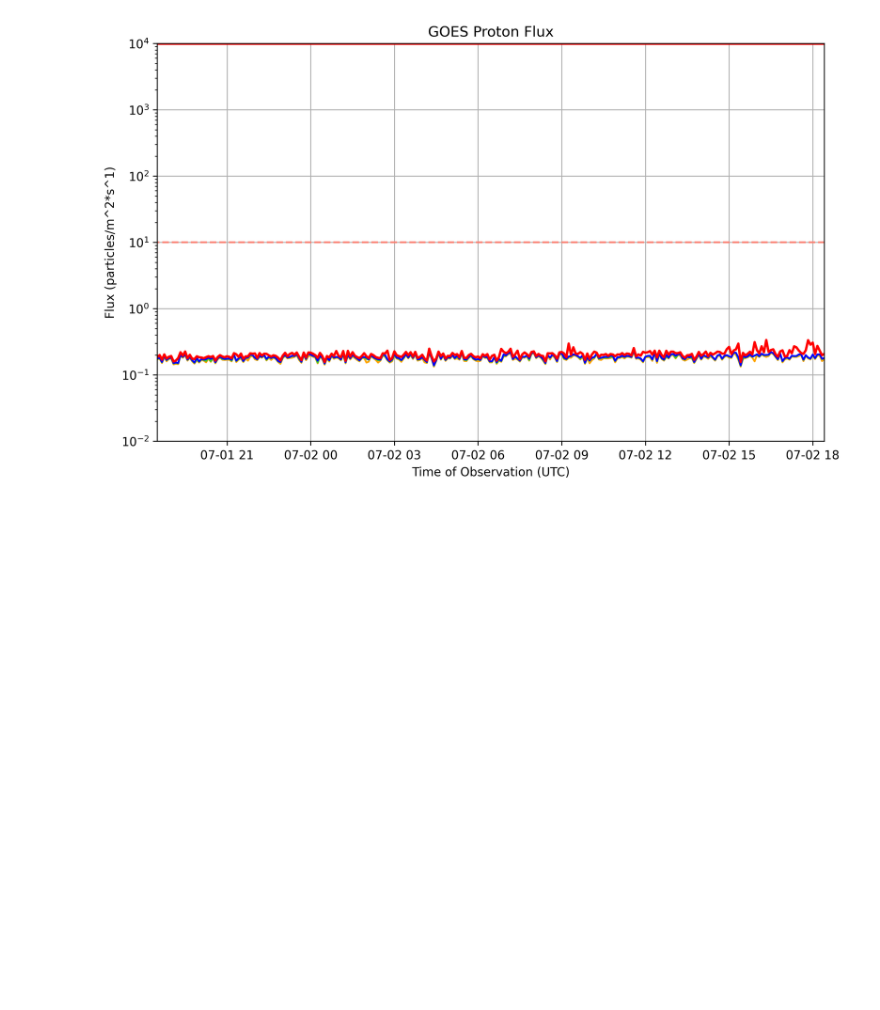
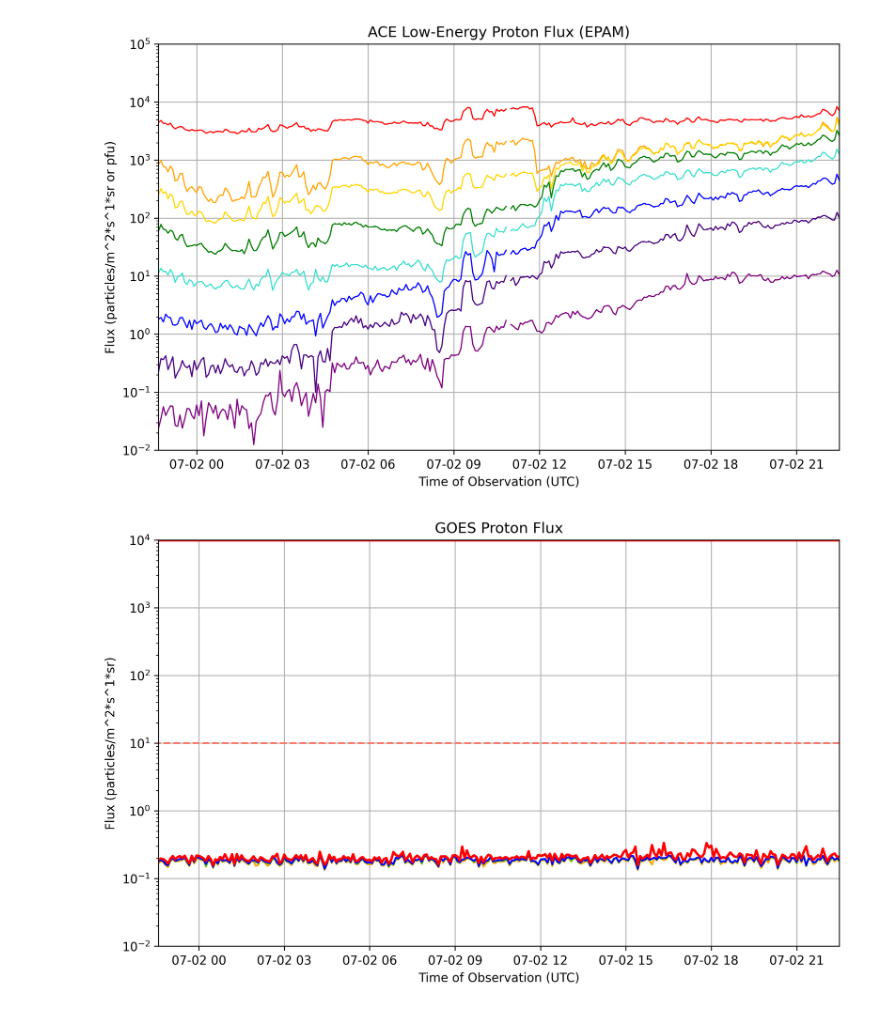
Before and after one commit to Weatherman142/WeatherChart, a Jupyter notebook: spaceWeather.ipynb, the cells around one changed output. Cells and saved outputs as stored; diff of their text form; code cells hidden in the pictures; blank space fills up the shorter version.

```diff
--- a/spaceWeather.ipynb
+++ b/spaceWeather.ipynb
@@ -246,6 +280,7 @@ RTSWmagDataframe[timeName] = timeHandler.timeParser(RTSWmagDataframe[timeName])
 RTSWwindDataframe[timeName] = timeHandler.timeParser(RTSWwindDataframe[timeName])
 GOESxrayDataframe[timeName] = timeHandler.timeParser(GOESxrayDataframe[timeName])
 GOESprotonDataframe[timeName] = timeHandler.timeParser(GOESprotonDataframe[timeName])
+ACEprotonDataframe[timeName] = timeHandler.timeParser(ACEprotonDataframe[timeName])
 
 # This is used to calculate the offset that has to be applied to the rectangles to allow them to be charted.
 # Outputs the time in days since January 1, 1970 which is the date from which datetime calculates for the numeric equivalent.
@@ -476,3 +514,57 @@ plt.show()
+# %%
+# Plots ACE proton flux data.
+plt.rcParams["figure.dpi"] = 300
+fig, ax = plt.subplots(figsize=(10, 6))
+
+# Sets the plot color to a darker value. Mainly useful at night.
+if(darkMode):
+    ax.set(facecolor=backgroundColor)
+    ax.spines['bottom'].set_color(axisColor)
+    ax.spines['top'].set_color(axisColor)
+    ax.spines['right'].set_color(axisColor)
+    ax.spines['left'].set_color(axisColor)
+    ax.tick_params(axis='x', colors=axisColor)
+    ax.tick_params(axis='y', colors=axisColor, which='both')
+    ax.yaxis.label.set_color(axisColor)
+    ax.xaxis.label.set_color(axisColor)
+    ax.title.set_color(axisColor)
+    fig.patch.set(facecolor=backgroundColor)
+
+ACEthickness = 1
+ax.plot(ACEprotonDataframe[timeName], ACEprotonDataframe['p1'], color='red', linewidth=ACEthickness)
+ax.plot(ACEprotonDataframe[timeName], ACEprotonDataframe['p2'], color='orange', linewidth=ACEthickness)
+ax.plot(ACEprotonDataframe[timeName], ACEprotonDataframe['p3'], color='gold', linewidth=ACEthickness)
+ax.plot(ACEprotonDataframe[timeName], ACEprotonDataframe['p4'], color='green', linewidth=ACEthickness)
+ax.plot(ACEprotonDataframe[timeName], ACEprotonDataframe['p5'], color='turquoise', linewidth=ACEthickness)
+ax.plot(ACEprotonDataframe[timeName], ACEprotonDataframe['p6'], color='blue', linewidth=ACEthickness)
+ax.plot(ACEprotonDataframe[timeName], ACEprotonDataframe['p7'], color='indigo', linewidth=ACEthickness)
+ax.plot(ACEprotonDataframe[timeName], ACEprotonDataframe['p8'], color='purple', linewidth=ACEthickness)
+
+# The proton flux is recorded every 5 minutes, so plotting by times requires adjustment.
+hoursPlottedACE = 24
+obsPlottedACE = min(hoursPlottedACE * int(60/5), ACEprotonLen)
+
+protonMax = max([i for i in ACEprotonDataframe['p1'][-obsPlottedACE:] if i is not None])
+if(protonMax > 1000):
+    protonBound = 100000
+else:
+    protonBound = 10000
+
+plt.setp(ax, xlim=[ACEprotonDataframe[timeName][ACEprotonLen-1], ACEprotonDataframe[timeName][ACEprotonLen-obsPlottedACE]], \
+             ylim=[0.01, protonBound])
+
+# Sets the y-scale to logarithmic.
+ax.set_yscale('log')
+
+ax.grid(True)
+
+ax.set_title("ACE Low-Energy Proton Flux (EPAM)")
+ax.set_xlabel("Time of Observation (UTC)")
+ax.set_ylabel("Flux (particles/m^2*s^1*sr or pfu)")
+
+plt.show()
+# %% [output]
+[figure, added]
 # %%
 # Plots GOES proton flux data.
 plt.rcParams["figure.dpi"] = 300
@@ -499,7 +591,7 @@ ax.plot(GOESprotonDataframe[timeName], GOESprotonDataframe['10MeV'], color='red'
 
 # The proton flux is recorded every 5 minutes, so plotting by times requires adjustment.
 hoursPlottedProton = 24
-obsPlottedProton = hoursPlottedProton * int(60/5)
+obsPlottedProton = min(hoursPlottedProton * int(60/5), GOESprotonLen)
 
 # Under normal conditions, matches the SWPC proton flux limits. Expands it in the case of S4+ conditions.
 protonMax = max([i for i in GOESprotonDataframe['10MeV'][-obsPlottedProton:] if i is not None])
@@ -522,9 +614,8 @@ ax.grid(True)
 
 ax.set_title("GOES Proton Flux")
 ax.set_xlabel("Time of Observation (UTC)")
-ax.set_ylabel("Flux (particles/m^2*s^1)")
-
+ax.set_ylabel("Flux (particles/m^2*s^1*sr)")
 
 plt.show()
 # %% [output]
-[figure, old version]
+[figure, new version]
```
Also changed, not shown: parts of 4 cells of this notebook.
